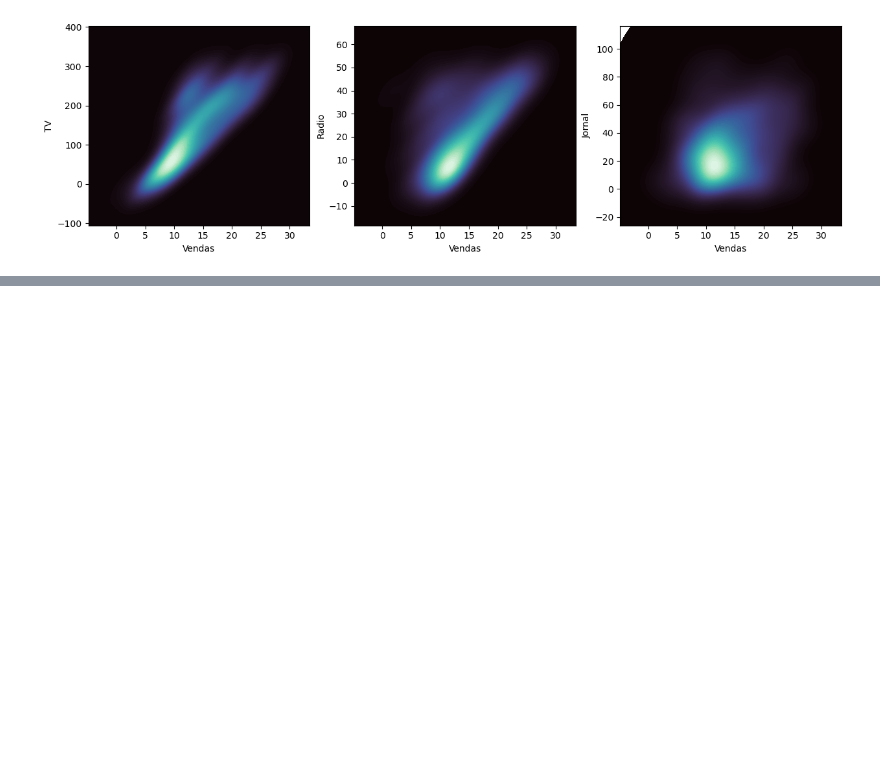
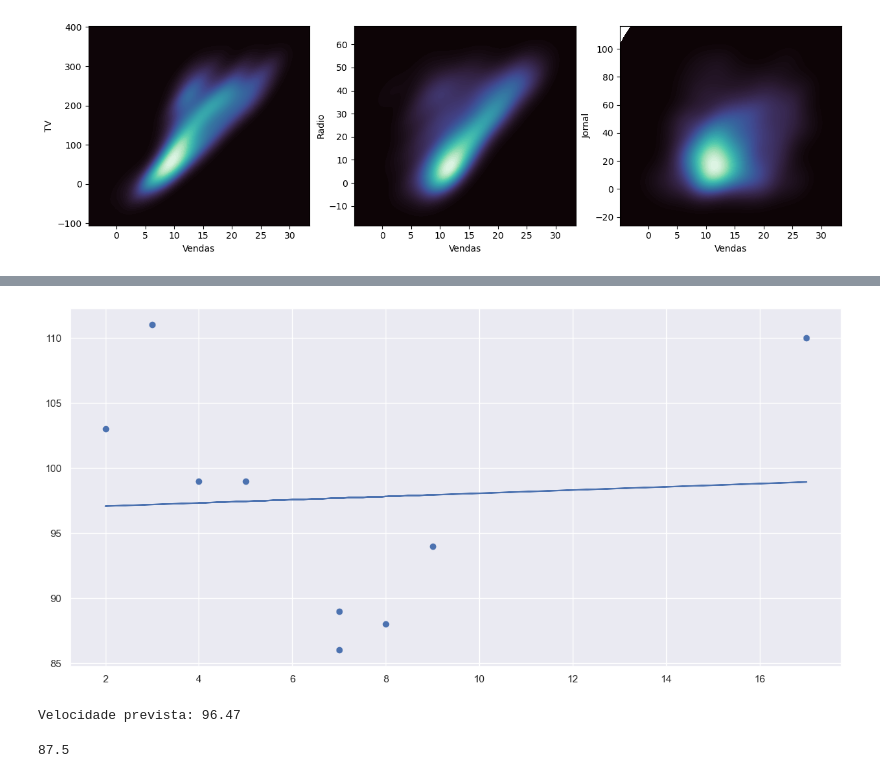
Before and after one commit to ElBulidur/aulas_kasolution_T14930, a Jupyter notebook: aula_07.ipynb, the cells around one changed output, grey strips where cells are left out. Cells and saved outputs as stored; diff of their text form; code cells hidden in the pictures; blank space fills up the shorter version.

```diff
--- a/aula_07.ipynb
+++ b/aula_07.ipynb
@@ -272,0 +290,22 @@ plt.show()
+# %%
+# Tempo de veiculo
+x = [5, 7, 8, 7, 17, 2, 3, 9, 4]
+
+# velocidade
+y = [99, 86, 88, 89, 110, 103, 111, 94, 99]
+# %%
+coef, intercept, r, p, std_err = stats.linregress(x, y)
+
+def linha_reg(item):
+    return coef*item + intercept
+
+modelo = list(map(linha_reg, x))
+# %%
+plt.figure(figsize=(15,7))
+
+plt.scatter(x, y)
+plt.plot(x, modelo)
+
+plt.show()
+# %% [output]
+[figure, added]
@@ -272,0 +326,8 @@ plt.show()
+# %%
+print(f"Velocidade prevista: {round(y_test, 2)}")
+# %% [output]
+Velocidade prevista: 96.47
+# %%
+(86 + 89)/2
+# %% [output]
+87.5
```
Also changed, not shown: parts of 9 cells of this notebook.
